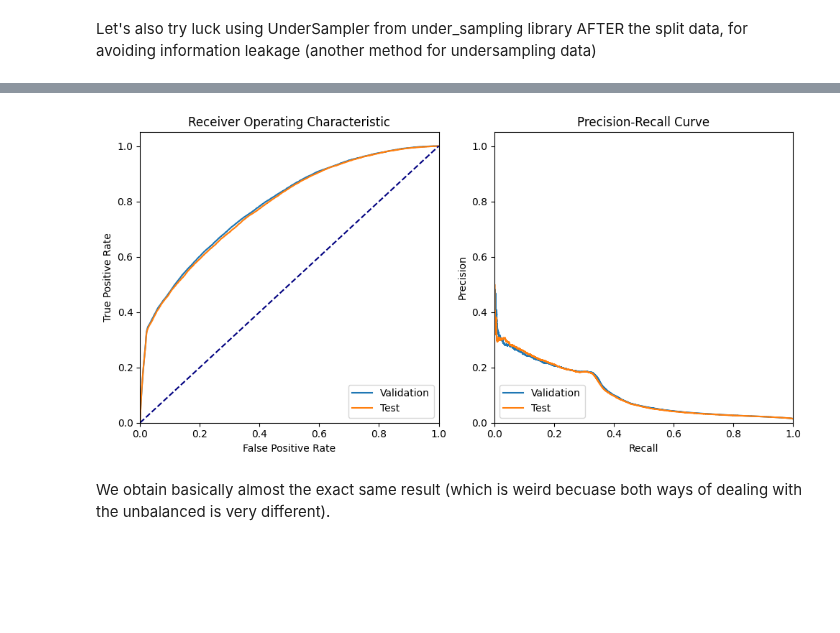
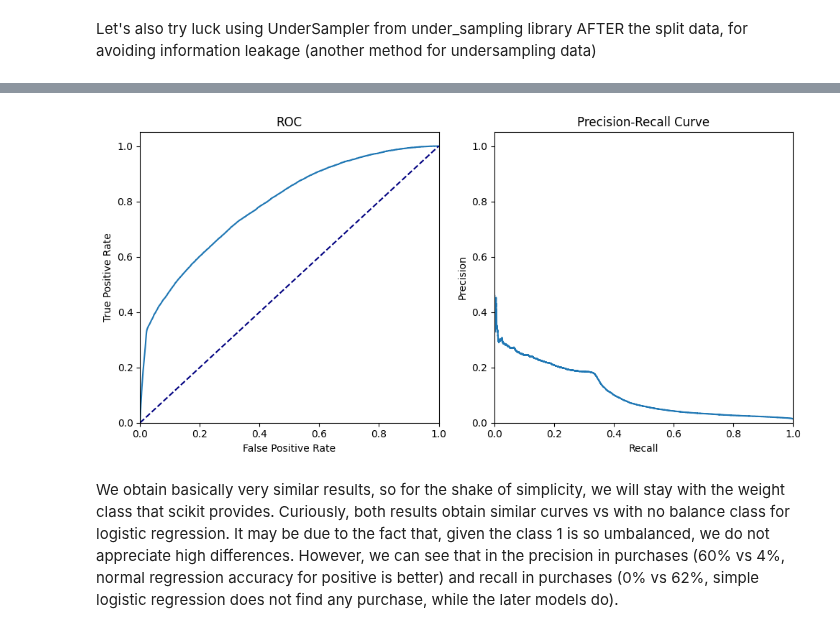
Before and after one commit to dan1dr/zrive-ds, a Jupyter notebook: src/module_3/push_exploration.ipynb, the cells around one changed output, grey strips where cells are left out. Saved outputs shown, nothing was run; the diff lists cells and outputs as text; code cells hidden in the pictures; blank space fills up the shorter version.

```diff
--- a/src/module_3/push_exploration.ipynb
+++ b/src/module_3/push_exploration.ipynb
@@ -439,6 +457,9 @@ plt.show()
 Let's also try luck using UnderSampler from under_sampling library AFTER the split data, for avoiding information leakage (another method for undersampling data)
 # %%
 from imblearn.under_sampling import RandomUnderSampler
+
+X = final_data.drop(columns='outcome')
+y = final_data['outcome']
 
 # Feature scaler and apply to X data
 scaler = StandardScaler()
@@ -461,13 +482,10 @@ model.fit(X_train, y_train)
 y_val_pred = model.predict(X_val)
 
 # Print the classification report for validation results
-print("Validation Results:")
+print("Classification Report:")
 print(classification_report(y_val, y_val_pred))
 
-# Predict the outcomes for the test data
-y_test_pred = model.predict(X_test)
-
-# Print the classification report for test results
-print("Test Results:")
-print(classification_report(y_test, y_test_pred))
+print("Confusion Matrix:")
+cm = confusion_matrix(y_val, y_val_pred)
+print(cm)
 # %% [output]
@@ -493,48 +505,38 @@ weighted avg       0.98      0.77      0.86   1081977
 # %%
-from sklearn.metrics import roc_curve, auc, precision_recall_curve
-
 # Calculate probabilities for the positive class
 y_val_probs = model.predict_proba(X_val)[:, 1]
-y_test_probs = model.predict_proba(X_test)[:, 1]
 
 # ROC Curve
 fpr_val, tpr_val, _ = roc_curve(y_val, y_val_probs)
-fpr_test, tpr_test, _ = roc_curve(y_test, y_test_probs)
 
 plt.figure(figsize=(10,5))
 
 plt.subplot(1, 2, 1)
-plt.plot(fpr_val, tpr_val, label='Validation')
-plt.plot(fpr_test, tpr_test, label='Test')
+plt.plot(fpr_val, tpr_val)
 plt.plot([0, 1], [0, 1], color='navy', linestyle='--')
 plt.xlim([0.0, 1.0])
 plt.ylim([0.0, 1.05])
 plt.xlabel('False Positive Rate')
 plt.ylabel('True Positive Rate')
-plt.title('Receiver Operating Characteristic')
-plt.legend(loc="lower right")
-
+plt.title('ROC')
 
 # Precision-Recall Curve
 precision_val, recall_val, _ = precision_recall_curve(y_val, y_val_probs)
-precision_test, recall_test, _ = precision_recall_curve(y_test, y_test_probs)
 
 plt.subplot(1, 2, 2)
-plt.plot(recall_val, precision_val, label='Validation')
-plt.plot(recall_test, precision_test, label='Test')
+plt.plot(recall_val, precision_val)
 plt.xlim([0.0, 1.0])
 plt.ylim([0.0, 1.05])
 plt.xlabel('Recall')
 plt.ylabel('Precision')
 plt.title('Precision-Recall Curve')
-plt.legend(loc="lower left")
 
 plt.tight_layout()
 plt.show()
 # %% [output]
-[figure, old version]
+[figure, new version]
-# %% [markdown]
-We obtain basically almost the exact same result (which is weird becuase both ways of dealing with the unbalanced is very different).
+# %% [markdown]
+We obtain basically very similar results, so for the shake of simplicity, we will stay with the weight class that scikit provides. Curiously, both results obtain similar curves vs with no balance class for logistic regression. It may be due to the fact that, given the class 1 is so umbalanced, we do not appreciate high differences. However, we can see that in the precision in purchases (60% vs 4%, normal regression accuracy for positive is better) and recall in purchases (0% vs 62%, simple logistic regression does not find any purchase, while the later models do).
 # %% [markdown]
 Now, with these results, let's pause for a moment and analyze the numbers obtained:
 
```
Also changed, not shown: parts of 27 cells of this notebook.
